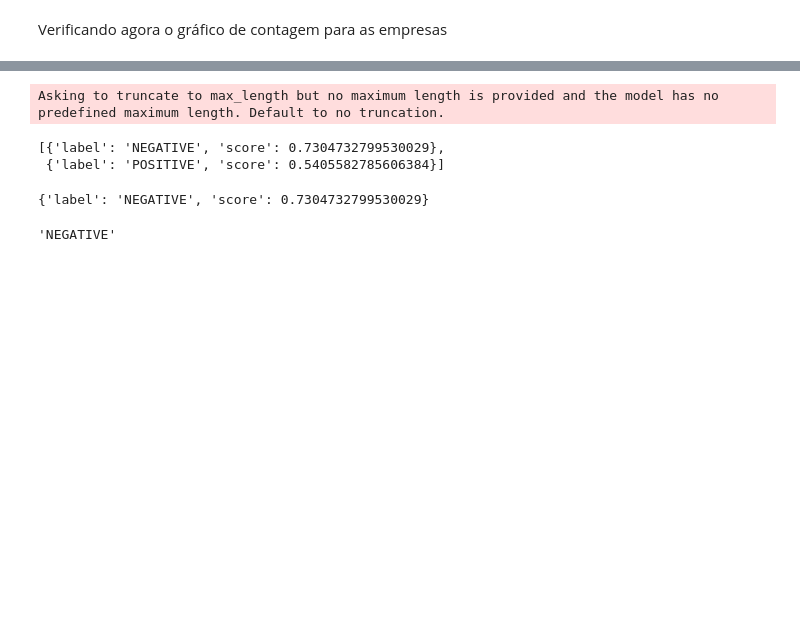
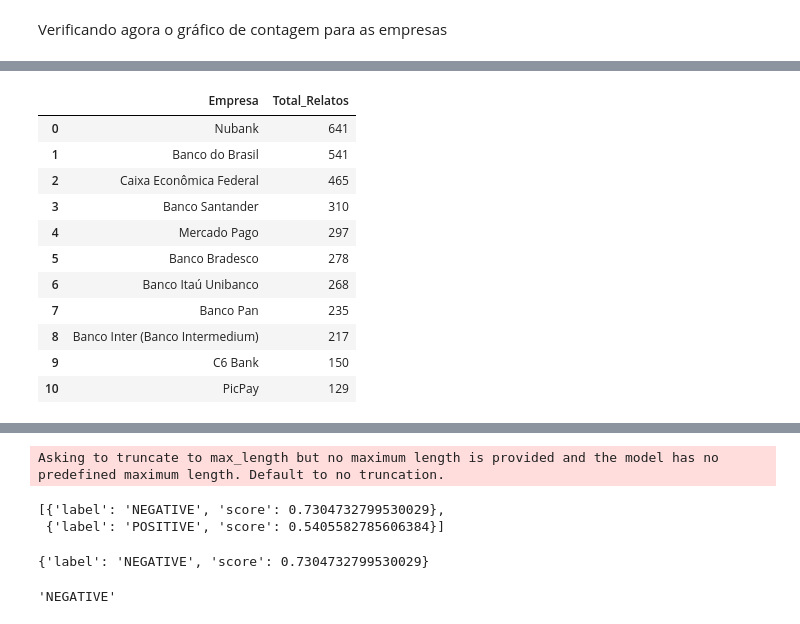
Before and after one commit to alyssonmontovanelli/PLN_Text_Analysis, a Jupyter notebook: PLN/sentiment_analysis.ipynb, the cells around one changed output, grey strips where cells are left out. Drawn from its saved outputs; the diff is of its cells as text; code cells hidden in the pictures; blank space fills up the shorter version.

```diff
--- a/PLN/sentiment_analysis.ipynb
+++ b/PLN/sentiment_analysis.ipynb
@@ -64,0 +96,16 @@ plt.show()
+# %%
+df_comparativo_1 = dados_sentimento.Empresa.value_counts().reset_index(name = "Total_Relatos")
+df_comparativo_1
+# %% [output]
+|  | Empresa | Total_Relatos |
+| 0 | Nubank | 641 |
+| 1 | Banco do Brasil | 541 |
+| 2 | Caixa Econômica Federal | 465 |
+| 3 | Banco Santander | 310 |
+| 4 | Mercado Pago | 297 |
+| 5 | Banco Bradesco | 278 |
+| 6 | Banco Itaú Unibanco | 268 |
+| 7 | Banco Pan | 235 |
+| 8 | Banco Inter (Banco Intermedium) | 217 |
+| 9 | C6 Bank | 150 |
+| 10 | PicPay | 129 |
```
Also changed, not shown: parts of 14 cells of this notebook, 2 other files.
